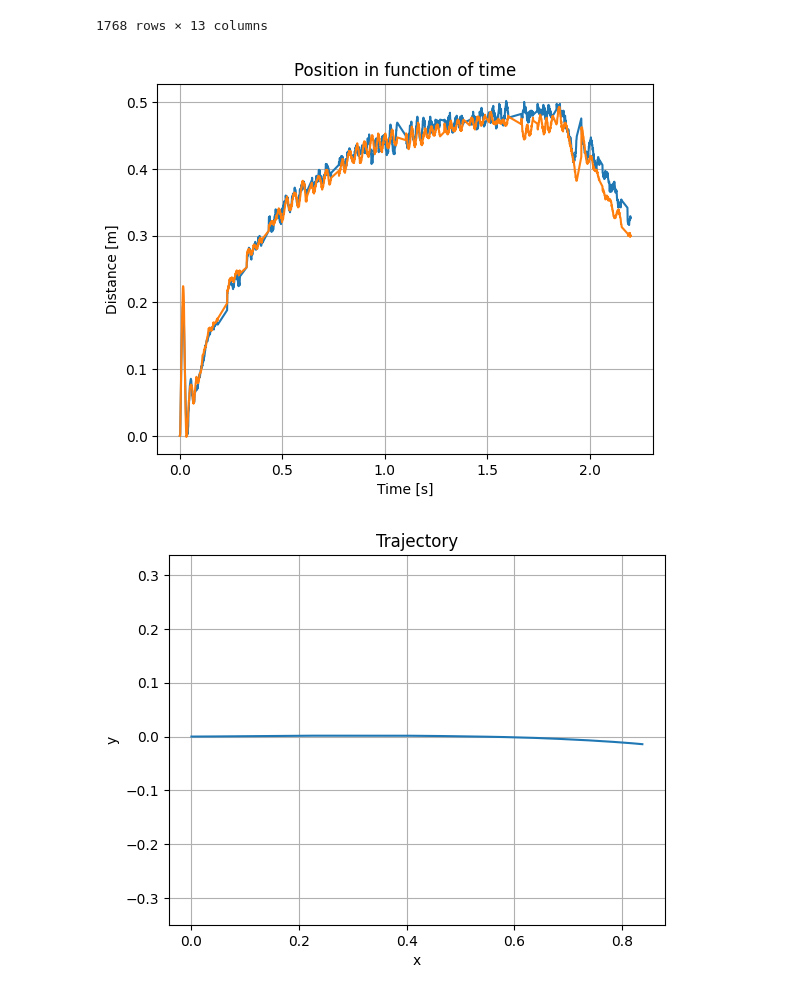
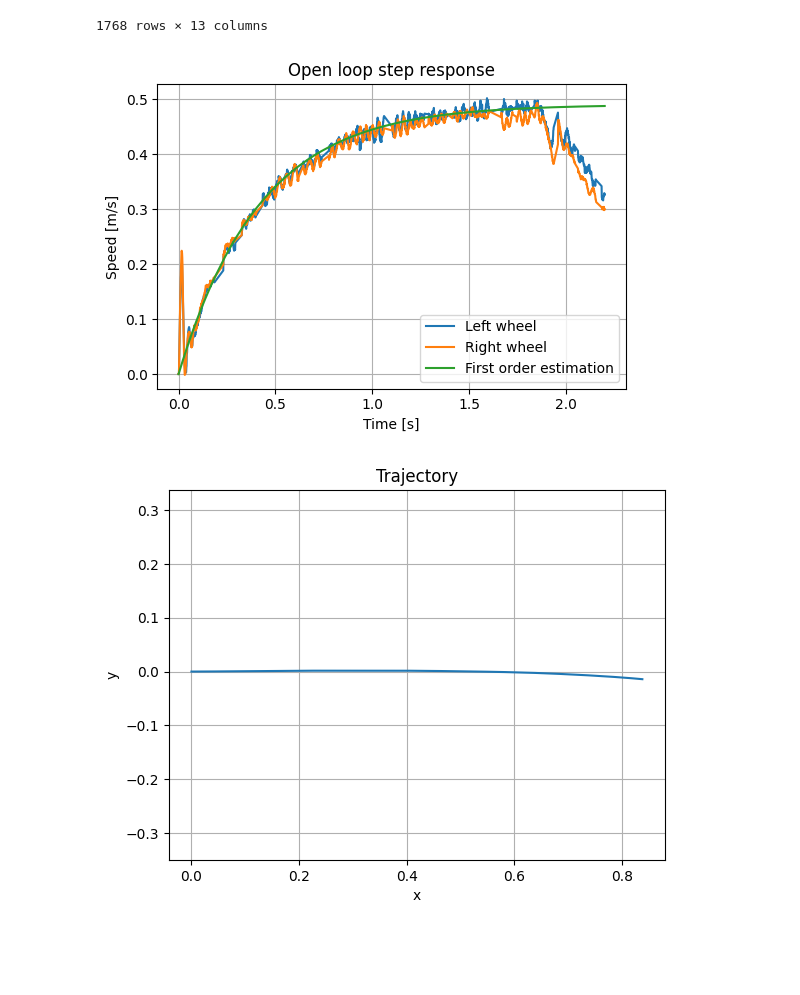
Before and after one commit to EthanD11/botlightyear, a Jupyter notebook: Teensy/OL_test/OLtest.ipynb, the cells around one changed output. Cells and saved outputs as stored; diff of their text form; code cells hidden in the pictures; blank space fills up the shorter version.

```diff
--- a/Teensy/OL_test/OLtest.ipynb
+++ b/Teensy/OL_test/OLtest.ipynb
@@ -70,16 +70,25 @@ data
 | 105470 | Constant DC | 2.1994 | 77.4211 | 0.837478 | -1.414070e-02 | -0.092897 | 0.312782 | 0.326061 | 0.299504 | 160.0 | ... |
 1768 rows × 13 columns
 # %%
-plt.title("Position in function of time")
-plt.plot(data["time"], data["speed_left"], label="x")
-plt.plot(data["time"], data["speed_right"], label="y")
+u = 160/240
+A = 0.49/u
+tau = 0.42 # 0.28
+step_response_estimation = u*A*(1-np.exp(-data["time"]/tau))
+plt.figure(figsize=(5.5,4))
+plt.title("Open loop step response")
+plt.plot(data["time"], data["speed_left"], label="Left wheel")
+plt.plot(data["time"], data["speed_right"], label="Right wheel")
+plt.plot(data["time"], step_response_estimation, label="First order estimation")
 plt.xlabel("Time [s]")
-plt.ylabel("Distance [m]")
+plt.ylabel("Speed [m/s]")
 # plt.xlim(-0.1,2.5)
+plt.legend()
 plt.grid()
+plt.tight_layout()
+plt.savefig("ol-response.pdf")
 plt.show()
 # %% [output]
-[figure, old version]
+[figure, new version]
 # %%
 plt.title("Trajectory")
 plt.plot(data["xpos"], data["ypos"])
```
Also changed, not shown: parts of 1 cell of this notebook, 4 other files.
